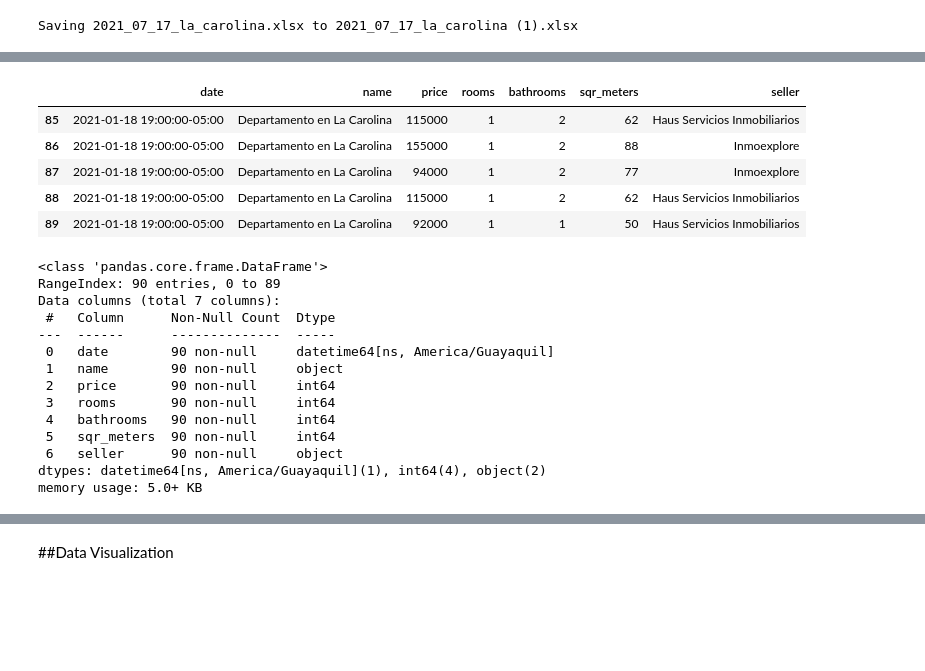
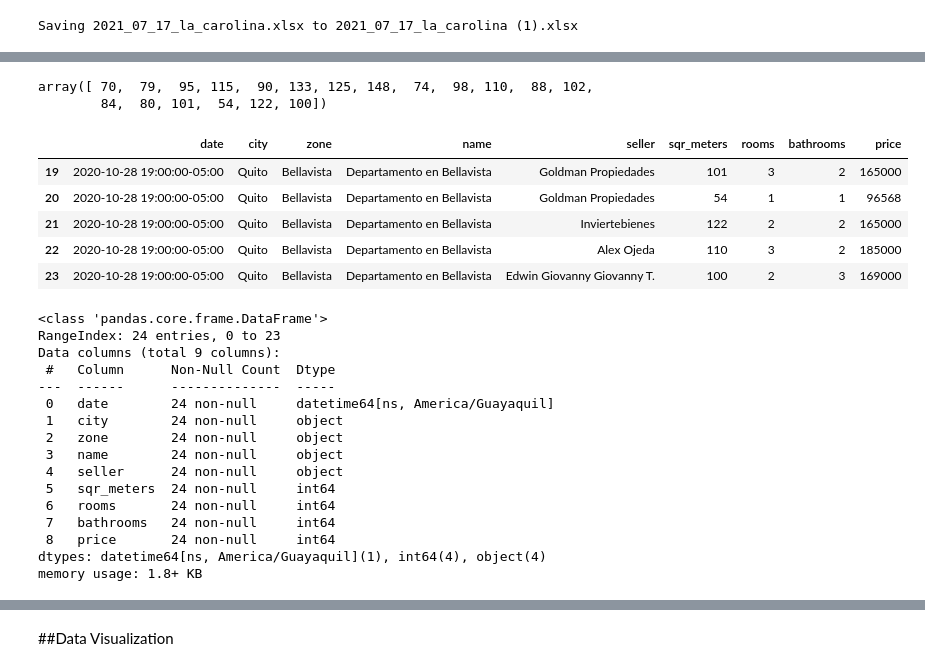
Before and after one commit to gabrielborja/python_data_analysis, a Jupyter notebook: real_state_analytics.ipynb, the cells around one changed output, grey strips where cells are left out. Saved outputs shown, nothing was run; the diff lists cells and outputs as text; code cells hidden in the pictures; blank space fills up the shorter version.

Commit message:
Crawl bellavista apartments w28

```diff
--- a/real_state_analytics.ipynb
+++ b/real_state_analytics.ipynb
@@ -150,38 +162,52 @@ df1_dep['bathrooms'] = df1_dep['bathrooms'].astype(int)
 # %%
 #Convert square meters to int
-df1_dep['sqr_meters'] = df1_dep['sqr_meters'].str[:2]
-df1_dep['sqr_meters'] = df1_dep['sqr_meters'].astype(int)
+df1['sqr_meters'] = df1['sqr_meters'].str.replace('m²', '', regex=True)
+df1['sqr_meters'] = df1['sqr_meters'].str[-3:]
+df1['sqr_meters'] = df1['sqr_meters'].astype(int)
+# %%
+df1['sqr_meters'].unique()
+# %% [output]
+array([ 70,  79,  95, 115,  90, 133, 125, 148,  74,  98, 110,  88, 102,
+        84,  80, 101,  54, 122, 100])
 # %%
 #Convert sellers to title case
-df1_dep['seller'] = df1_dep['seller'].str.title()
+df1['seller'] = df1['seller'].str.title()
+# %%
+#Drop location column
+df1.drop(columns='location', inplace=True)
+# %%
+#Rearrange order of columns
+df1 = df1[['date', 'city', 'zone', 'name', 'seller', 'sqr_meters', 'rooms', 'bathrooms', 'price']]
 # %%
 #Checking the dataframe head
-df1_dep.tail()
+df1.tail()
 # %% [output]
-|  | date | name | price | rooms | bathrooms | sqr_meters | seller |
-| 85 | 2021-01-18 19:00:00-05:00 | Departamento en La Carolina | 115000 | 1 | 2 | 62 | Haus Servicios Inmobiliarios |
-| 86 | 2021-01-18 19:00:00-05:00 | Departamento en La Carolina | 155000 | 1 | 2 | 88 | Inmoexplore |
-| 87 | 2021-01-18 19:00:00-05:00 | Departamento en La Carolina | 94000 | 1 | 2 | 77 | Inmoexplore |
-| 88 | 2021-01-18 19:00:00-05:00 | Departamento en La Carolina | 115000 | 1 | 2 | 62 | Haus Servicios Inmobiliarios |
-| 89 | 2021-01-18 19:00:00-05:00 | Departamento en La Carolina | 92000 | 1 | 1 | 50 | Haus Servicios Inmobiliarios |
+|  | date | city | zone | name | seller | sqr_meters | rooms | bathrooms | price |
+| 19 | 2020-10-28 19:00:00-05:00 | Quito | Bellavista | Departamento en Bellavista | Goldman Propiedades | 101 | 3 | 2 | 165000 |
+| 20 | 2020-10-28 19:00:00-05:00 | Quito | Bellavista | Departamento en Bellavista | Goldman Propiedades | 54 | 1 | 1 | 96568 |
+| 21 | 2020-10-28 19:00:00-05:00 | Quito | Bellavista | Departamento en Bellavista | Inviertebienes | 122 | 2 | 2 | 165000 |
+| 22 | 2020-10-28 19:00:00-05:00 | Quito | Bellavista | Departamento en Bellavista | Alex Ojeda | 110 | 3 | 2 | 185000 |
+| 23 | 2020-10-28 19:00:00-05:00 | Quito | Bellavista | Departamento en Bellavista | Edwin Giovanny Giovanny T. | 100 | 2 | 3 | 169000 |
 # %%
 #Checking the dataframe info
-df1_dep.info()
+df1.info()
 # %% [output]
 <class 'pandas.core.frame.DataFrame'>
-RangeIndex: 90 entries, 0 to 89
-Data columns (total 7 columns):
+RangeIndex: 24 entries, 0 to 23
+Data columns (total 9 columns):
  #   Column      Non-Null Count  Dtype
 ---  ------      --------------  -----
- 0   date        90 non-null     datetime64[ns, America/Guayaquil]
- 1   name        90 non-null     object
- 2   price       90 non-null     int64
- 3   rooms       90 non-null     int64
- 4   bathrooms   90 non-null     int64
- 5   sqr_meters  90 non-null     int64
- 6   seller      90 non-null     object
-dtypes: datetime64[ns, America/Guayaquil](1), int64(4), object(2)
-memory usage: 5.0+ KB
+ 0   date        24 non-null     datetime64[ns, America/Guayaquil]
+ 1   city        24 non-null     object
+ 2   zone        24 non-null     object
+ 3   name        24 non-null     object
+ 4   seller      24 non-null     object
+ 5   sqr_meters  24 non-null     int64
+ 6   rooms       24 non-null     int64
+ 7   bathrooms   24 non-null     int64
+ 8   price       24 non-null     int64
+dtypes: datetime64[ns, America/Guayaquil](1), int64(4), object(4)
+memory usage: 1.8+ KB
 # %%
 #Exporting to excel into local disk
 from google.colab import files
```
Also changed, not shown: parts of 12 cells of this notebook.
